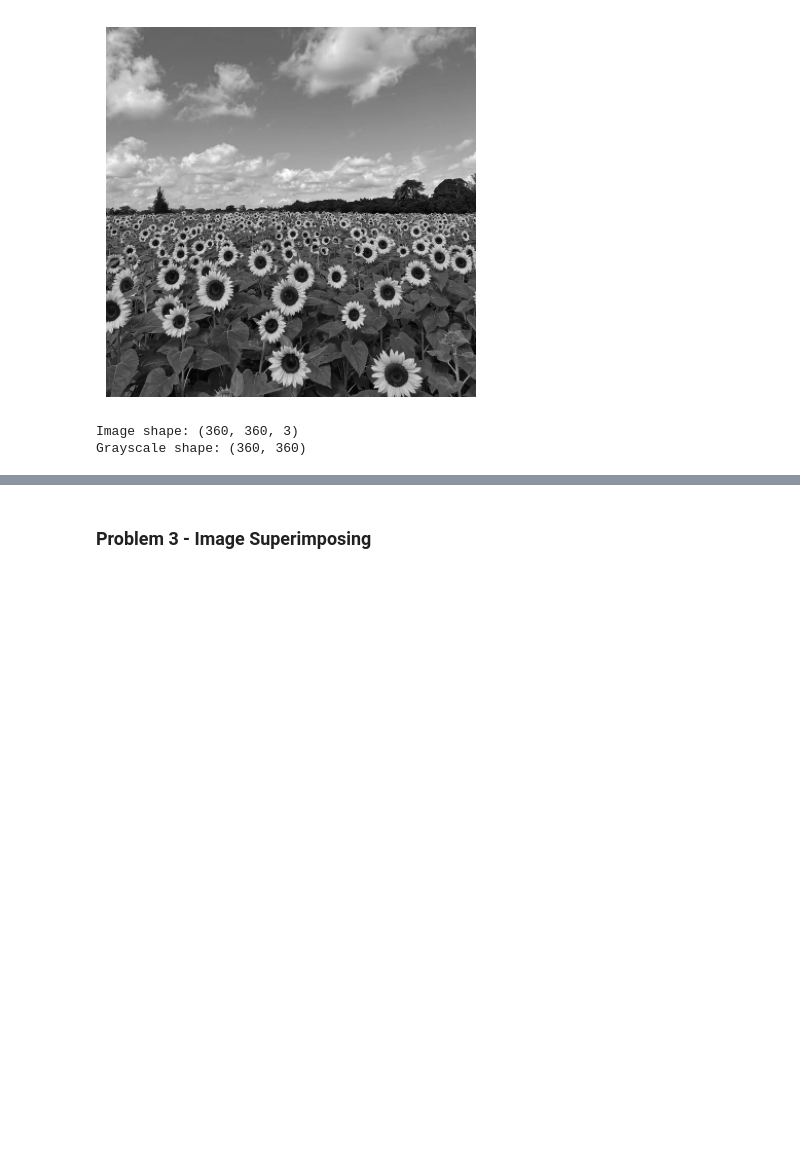
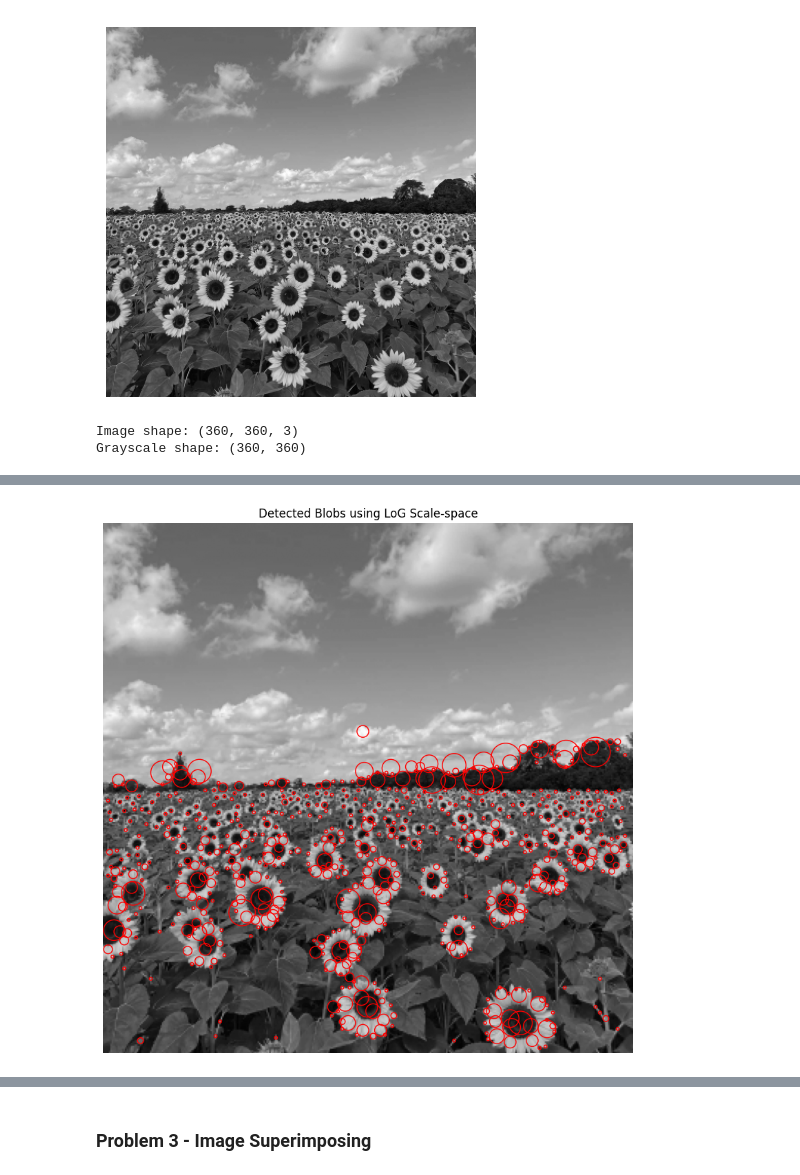
Before and after one commit to NaveenSanjaya/Image-Processing-and-Machine-Vision, a Jupyter notebook: assignment_02/assignment_02.ipynb, the cells around one changed output, grey strips where cells are left out. Cells and saved outputs as stored; diff of their text form; code cells hidden in the pictures; blank space fills up the shorter version.

```diff
--- a/assignment_02/assignment_02.ipynb
+++ b/assignment_02/assignment_02.ipynb
@@ -39,48 +27,66 @@ def laplacian_of_gaussian(image, sigma):
 # %%
-# Select range of sigma values (geometric progression to cover small to large blobs)
-sigma_values = np.logspace(np.log10(1.2), np.log10(12.0), num=18)
-threshold = 0.045
-nms_size = (3, 3, 3)
-max_blobs = 200
+# Load and normalize grayscale image
+img = cv.imread('src/the_berry_farms_sunflower_field.jpeg', cv.IMREAD_REDUCED_COLOR_4)
+assert img is not None, "Image not found. Check path."
+gray = cv.cvtColor(img, cv.COLOR_BGR2GRAY).astype(np.float32) / 255.0
 
-scale_space = []
-print("Computing scale-normalized LoG responses...")
-for sigma in sigma_values:
-    print(f"  sigma = {sigma:.2f}")
-    response = laplacian_of_gaussian(im_gray, sigma)
-    response_abs = np.abs(response)
-    response_norm = cv.normalize(response_abs, None, 0, 1, cv.NORM_MINMAX)
-    scale_space.append(response_norm.astype(np.float32))
+# Display image setup
+plt.figure(figsize=(10, 10))
+plt.imshow(gray, cmap='gray')
+plt.axis('off')
+ax = plt.gca()
 
-scale_space = np.stack(scale_space, axis=0)
-max_filtered = ndimage.maximum_filter(scale_space, size=nms_size, mode='reflect')
-candidate_mask = (scale_space == max_filtered) & (scale_space >= threshold)
-candidate_indices = np.argwhere(candidate_mask)
-print(f"Total candidates after NMS: {len(candidate_indices)}")
+sigma_range = range(1, 11)      # Loop from sigma=1 to 10/√2
+threshold = 0.12                # Detection threshold
+neighborhood = 3                # Neighborhood window size for maxima detection
+detections = []                 # Store detected blobs
 
-detections = []
-for scale_idx, y, x in candidate_indices:
-    sigma = float(sigma_values[scale_idx])
-    center = (int(x), int(y))
-    radius = float(np.sqrt(2) * sigma)
-    response_value = float(scale_space[scale_idx, y, x])
-    detections.append((center, radius, sigma, response_value))
+# Iterate over scales (σ)
+for r in sigma_range:
+    sigma = r / np.sqrt(2)
+    print(f"Processing sigma = {sigma:.2f}")
 
-detections.sort(key=lambda item: item[3], reverse=True)
+    # Define kernel half-width (3σ rule)
+    hw = int(round(3 * sigma))
+    X, Y = np.meshgrid(np.arange(-hw, hw + 1), np.arange(-hw, hw + 1))
 
-blob_responses = []
-for center, radius, sigma, response_value in detections:
-    if len(blob_responses) >= max_blobs:
-        break
-    keep = True
-    for chosen_center, chosen_radius, _, _ in blob_responses:
-        dist = np.hypot(center[0] - chosen_center[0], center[1] - chosen_center[1])
-        min_sep = 0.6 * max(radius, chosen_radius)
-        if dist < min_sep:
-            keep = False
-            break
-    if keep:
-        blob_responses.append((center, radius, sigma, response_value))
+    # Compute normalized Laplacian of Gaussian (LoG) kernel
+    LoG = ((X**2 + Y**2 - 2 * sigma**2) / (np.pi * sigma**6)) * np.exp(-(X**2 + Y**2) / (2 * sigma**2))
 
-print(f"Blobs kept after spatial suppression: {len(blob_responses)}")
+    # Apply filter (use sigma^2 scaling for normalization)
+    response = cv.filter2D(gray, cv.CV_32F, LoG) * sigma**2
+    response_sq = np.square(response)  # make all responses positive
+
+    # Local maxima detection (simple 2D neighborhood)
+    H, W = response_sq.shape
+    for i in range(neighborhood, H - neighborhood):
+        for j in range(neighborhood, W - neighborhood):
+            patch = response_sq[i - neighborhood:i + neighborhood + 1, j - neighborhood:j + neighborhood + 1]
+            if response_sq[i, j] == np.max(patch) and response_sq[i, j] >= threshold:
+                detections.append((j, i, sigma))  # store (x, y, sigma)
+
+filtered_detections = []
+min_dist = 4  # minimum distance between blob centers
+
+for x, y, sigma in detections:
+    if all(np.hypot(x - fx, y - fy) > min_dist for fx, fy, _ in filtered_detections):
+        filtered_detections.append((x, y, sigma))
+
+# Draw detected circles
+for x, y, sigma in filtered_detections:
+    radius = np.sqrt(2) * sigma
+    circ = plt.Circle((x, y), radius, color='r', linewidth=1, fill=False)
+    ax.add_patch(circ)
+
+plt.title('Detected Blobs using LoG Scale-space')
+plt.show()
+
+# Report largest blob
+if filtered_detections:
+    largest_blob = max(filtered_detections, key=lambda b: np.sqrt(2) * b[2])
+    x, y, sigma = largest_blob
+    radius = np.sqrt(2) * sigma
+    print(f"Largest blob at ({int(x)}, {int(y)}), radius = {radius:.1f}px, sigma = {sigma:.2f}")
+else:
+    print("No blobs detected above threshold.")
 # %% [output]
@@ -103,0 +103 @@ Blobs kept after spatial suppression: 200
+[figure, added]
```
Also changed, not shown: parts of 10 cells of this notebook, 6 other files.
